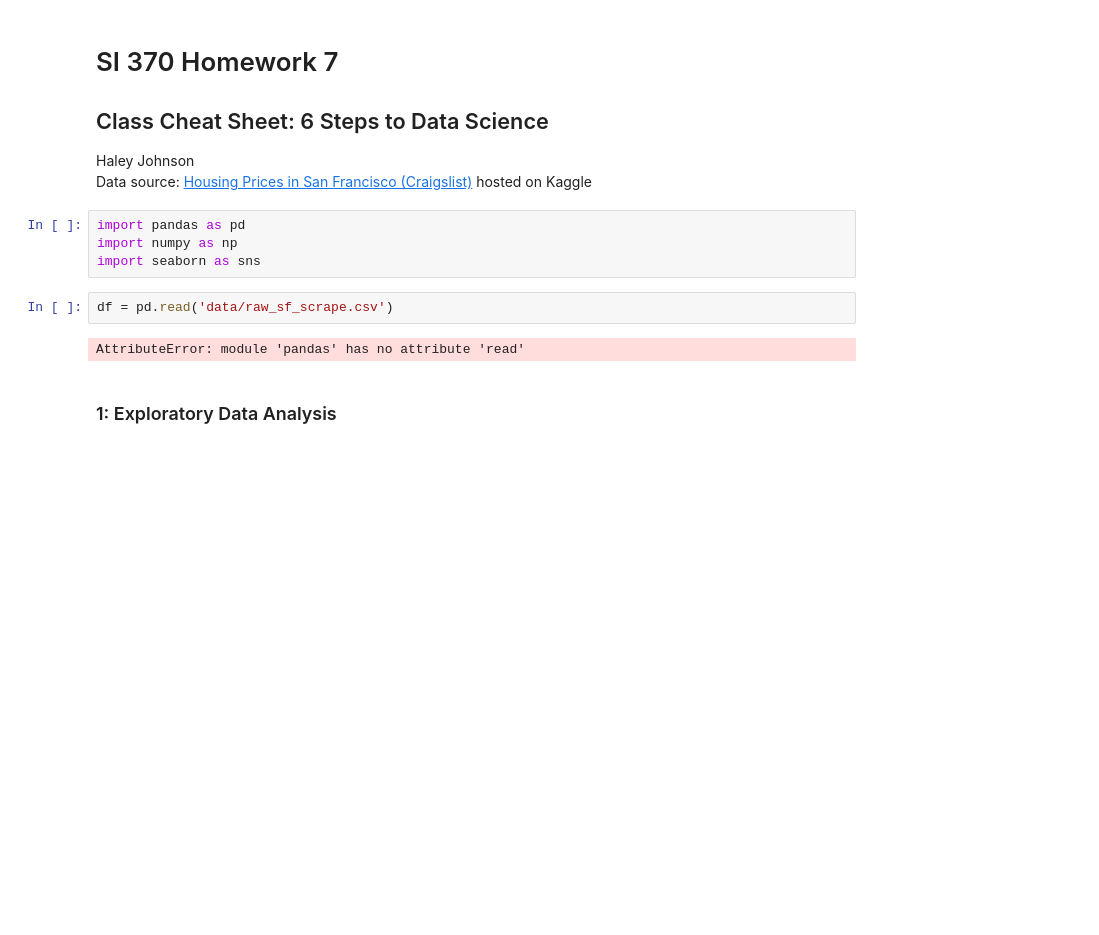
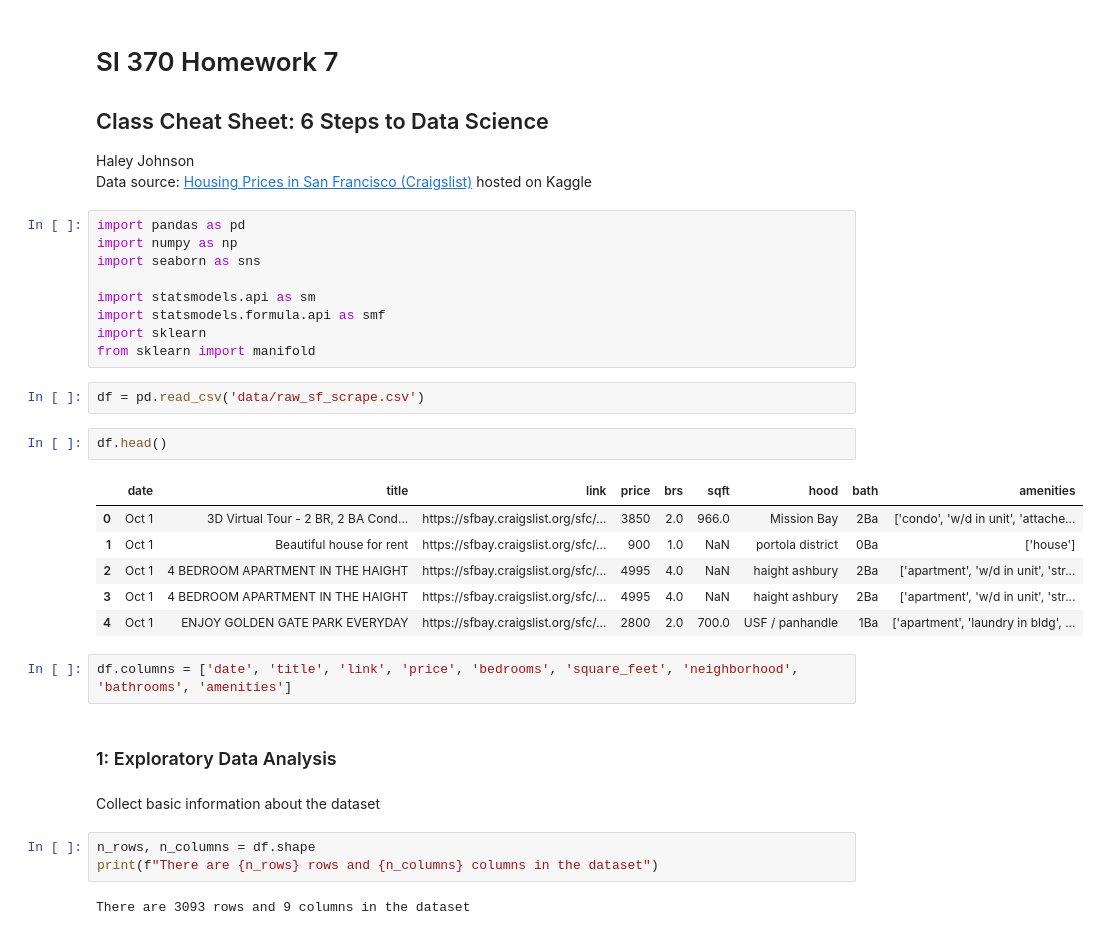
Before and after one commit to haleyej/SI_370_Homework_7, a Jupyter notebook: homework_7.ipynb, the cells around one changed output. Saved outputs shown, nothing was run; the diff lists cells and outputs as text; blank space fills up the shorter version.

```diff
--- a/homework_7.ipynb
+++ b/homework_7.ipynb
@@ -11,9 +11,30 @@
 import pandas as pd
 import numpy as np
 import seaborn as sns
+
+import statsmodels.api as sm
+import statsmodels.formula.api as smf
+import sklearn
+from sklearn import manifold
 # %%
-df = pd.read('data/raw_sf_scrape.csv')
+df = pd.read_csv('data/raw_sf_scrape.csv')
-# %% [output]
-AttributeError: module 'pandas' has no attribute 'read'
+# %%
+df.head()
+# %% [output]
+|  | date | title | link | price | brs | sqft | hood | bath | amenities |
+| 0 | Oct 1 | 3D Virtual Tour - 2 BR, 2 BA Cond... | https://sfbay.craigslist.org/sfc/... | 3850 | 2.0 | 966.0 | Mission Bay | 2Ba | ['condo', 'w/d in unit', 'attache... |
+| 1 | Oct 1 | Beautiful house for rent | https://sfbay.craigslist.org/sfc/... | 900 | 1.0 | NaN | portola district | 0Ba | ['house'] |
+| 2 | Oct 1 | 4 BEDROOM APARTMENT IN THE HAIGHT | https://sfbay.craigslist.org/sfc/... | 4995 | 4.0 | NaN | haight ashbury | 2Ba | ['apartment', 'w/d in unit', 'str... |
+| 3 | Oct 1 | 4 BEDROOM APARTMENT IN THE HAIGHT | https://sfbay.craigslist.org/sfc/... | 4995 | 4.0 | NaN | haight ashbury | 2Ba | ['apartment', 'w/d in unit', 'str... |
+| 4 | Oct 1 | ENJOY GOLDEN GATE PARK EVERYDAY | https://sfbay.craigslist.org/sfc/... | 2800 | 2.0 | 700.0 | USF / panhandle | 1Ba | ['apartment', 'laundry in bldg', ... |
+# %%
+df.columns = ['date', 'title', 'link', 'price', 'bedrooms', 'square_feet', 'neighborhood', 'bathrooms', 'amenities']
 # %% [markdown]
 <h3>1: Exploratory Data Analysis</h3>
+# %% [markdown]
+<p>Collect basic information about the dataset</p>
+# %%
+n_rows, n_columns = df.shape
+print(f"There are {n_rows} rows and {n_columns} columns in the dataset")
+# %% [output]
+There are 3093 rows and 9 columns in the dataset
```
Also changed, not shown: parts of 21 cells of this notebook.
